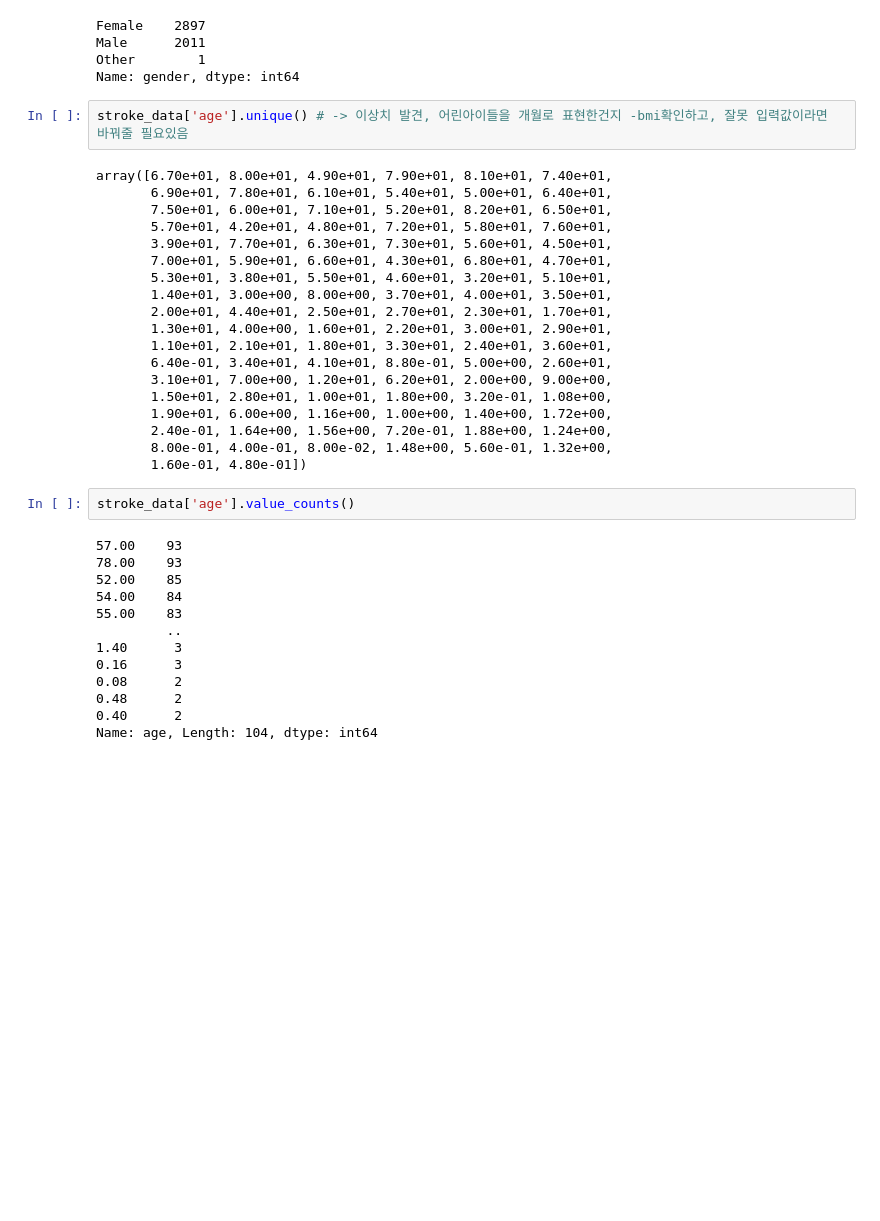
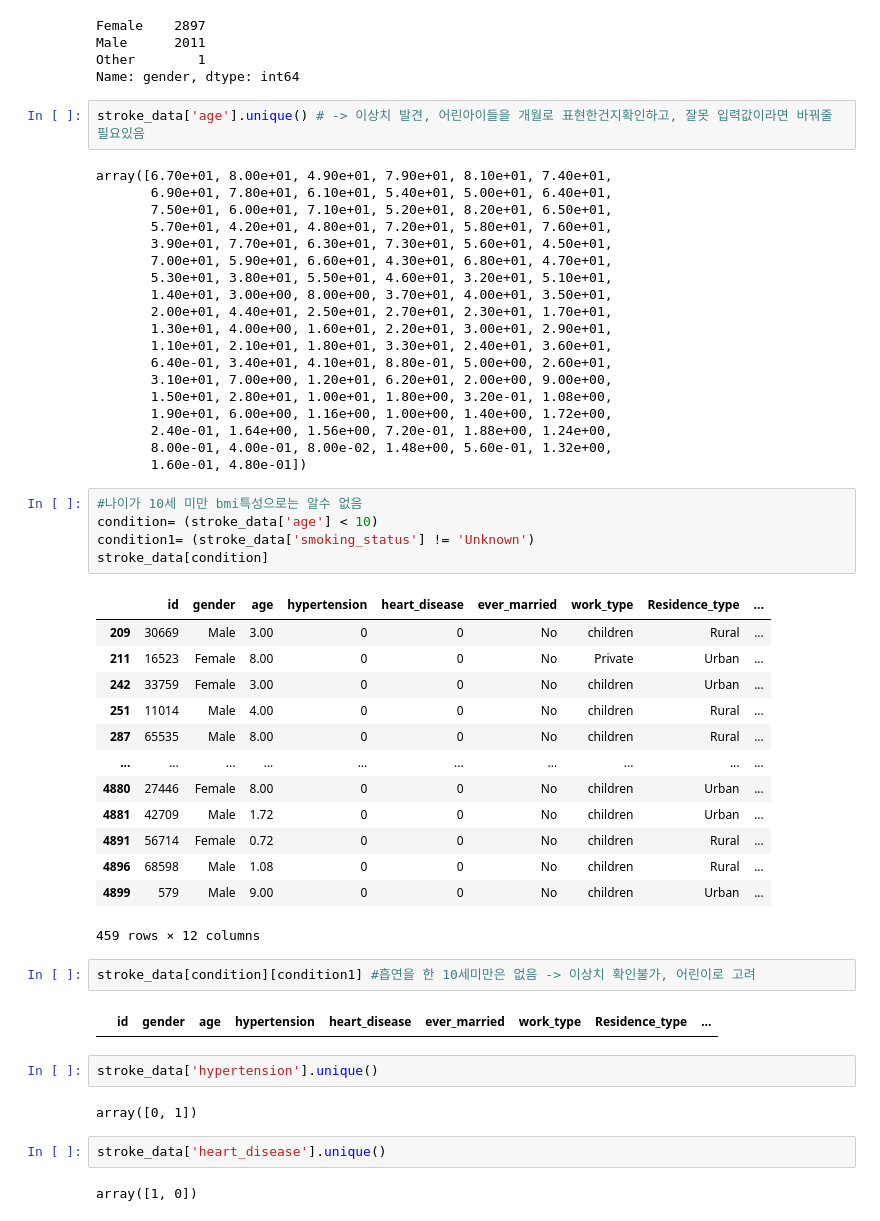
Before and after one commit to sanha-hwang/Stroke-prediction, a Jupyter notebook: Project2_Stroke_Prediction.ipynb, the cells around one changed output. Drawn from its saved outputs; the diff is of its cells as text; blank space fills up the shorter version.

```diff
--- a/Project2_Stroke_Prediction.ipynb
+++ b/Project2_Stroke_Prediction.ipynb
@@ -144,7 +144,7 @@ Male      2011
 Other        1
 Name: gender, dtype: int64
 # %%
-stroke_data['age'].unique() # -> 이상치 발견, 어린아이들을 개월로 표현한건지 -bmi확인하고, 잘못 입력값이라면 바꿔줄 필요있음
+stroke_data['age'].unique() # -> 이상치 발견, 어린아이들을 개월로 표현한건지확인하고, 잘못 입력값이라면 바꿔줄 필요있음
 # %% [output]
 array([6.70e+01, 8.00e+01, 4.90e+01, 7.90e+01, 8.10e+01, 7.40e+01,
        6.90e+01, 7.80e+01, 6.10e+01, 5.40e+01, 5.00e+01, 6.40e+01,
@@ -164,18 +164,34 @@ array([6.70e+01, 8.00e+01, 4.90e+01, 7.90e+01, 8.10e+01, 7.40e+01,
        2.40e-01, 1.64e+00, 1.56e+00, 7.20e-01, 1.88e+00, 1.24e+00,
        8.00e-01, 4.00e-01, 8.00e-02, 1.48e+00, 5.60e-01, 1.32e+00,
        1.60e-01, 4.80e-01])
-# %%
-stroke_data['age'].value_counts()
-# %% [output]
-57.00    93
-78.00    93
-52.00    85
-54.00    84
-55.00    83
-         ..
-1.40      3
-0.16      3
-0.08      2
-0.48      2
-0.40      2
-Name: age, Length: 104, dtype: int64
+# %%
+#나이가 10세 미만 bmi특성으로는 알수 없음
+condition= (stroke_data['age'] < 10)
+condition1= (stroke_data['smoking_status'] != 'Unknown')
+stroke_data[condition]
+# %% [output]
+|  | id | gender | age | hypertension | heart_disease | ever_married | work_type | Residence_type | ... |
+| 209 | 30669 | Male | 3.00 | 0 | 0 | No | children | Rural | ... |
+| 211 | 16523 | Female | 8.00 | 0 | 0 | No | Private | Urban | ... |
+| 242 | 33759 | Female | 3.00 | 0 | 0 | No | children | Urban | ... |
+| 251 | 11014 | Male | 4.00 | 0 | 0 | No | children | Rural | ... |
+| 287 | 65535 | Male | 8.00 | 0 | 0 | No | children | Rural | ... |
+| ... | ... | ... | ... | ... | ... | ... | ... | ... | ... |
+| 4880 | 27446 | Female | 8.00 | 0 | 0 | No | children | Urban | ... |
+| 4881 | 42709 | Male | 1.72 | 0 | 0 | No | children | Urban | ... |
+| 4891 | 56714 | Female | 0.72 | 0 | 0 | No | children | Rural | ... |
+| 4896 | 68598 | Male | 1.08 | 0 | 0 | No | children | Rural | ... |
+| 4899 | 579 | Male | 9.00 | 0 | 0 | No | children | Urban | ... |
+459 rows × 12 columns
+# %%
+stroke_data[condition][condition1] #흡연을 한 10세미만은 없음 -> 이상치 확인불가, 어린이로 고려
+# %% [output]
+|  | id | gender | age | hypertension | heart_disease | ever_married | work_type | Residence_type | ... |
+# %%
+stroke_data['hypertension'].unique()
+# %% [output]
+array([0, 1])
+# %%
+stroke_data['heart_disease'].unique()
+# %% [output]
+array([1, 0])
```
Also changed, not shown: parts of 11 cells of this notebook.
